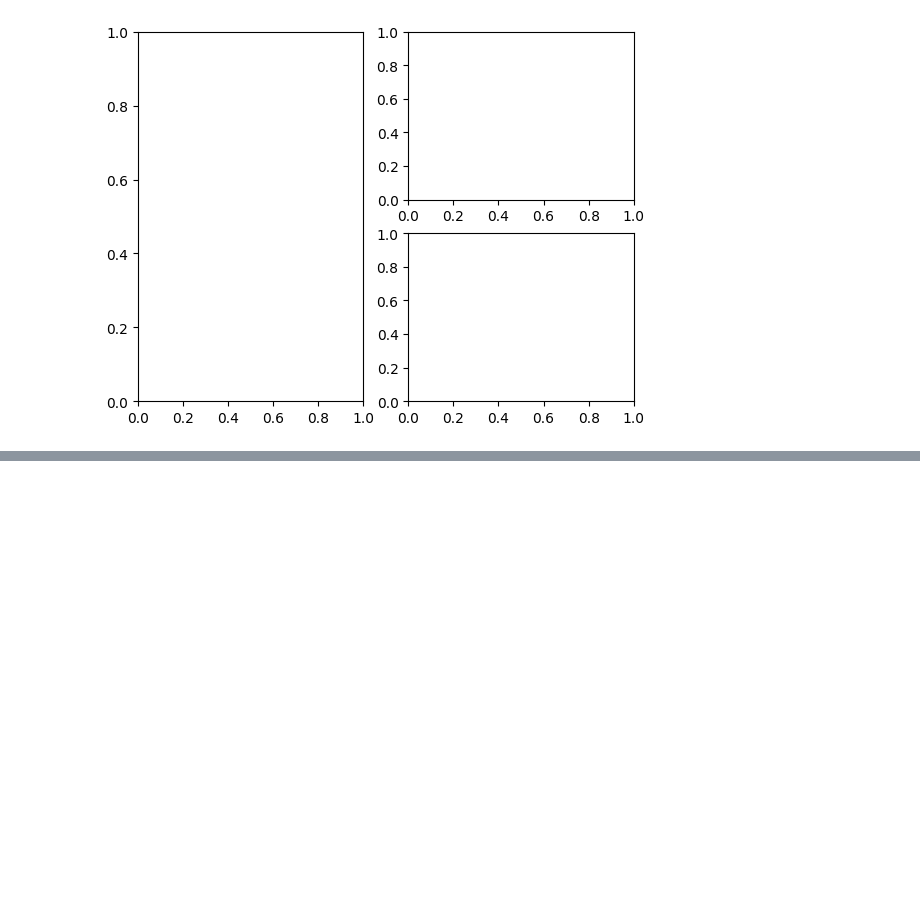
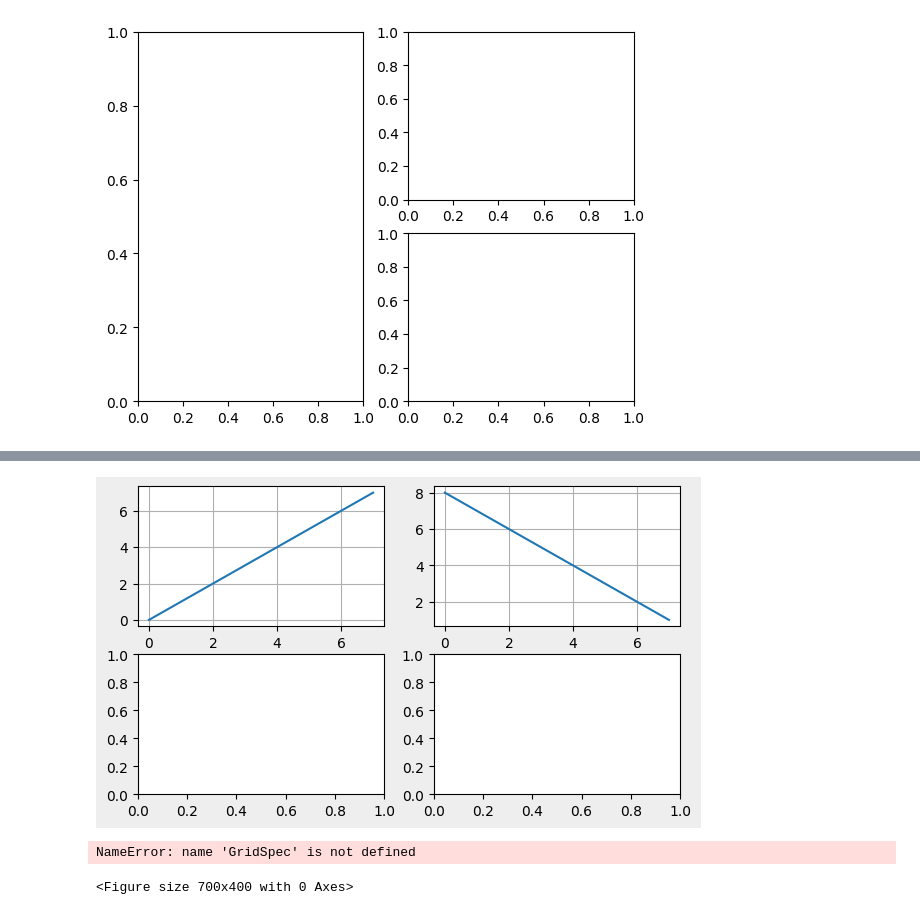
Before and after one commit to crissyro/base-of-DS, a Jupyter notebook: Basic of matplotlib.ipynb, the cells around one changed output, grey strips where cells are left out. Cells and saved outputs as stored; diff of their text form; code cells hidden in the pictures; blank space fills up the shorter version.

```diff
--- a/Basic of matplotlib.ipynb
+++ b/Basic of matplotlib.ipynb
@@ -26,0 +55,28 @@ fig, axs = plt.subplot_mosaic([['left', 'right_top'],
+# %%
+f, ax = plt.subplots(2, 2)
+
+f.set_size_inches(7 ,4)
+f.set_facecolor('#eee')
+
+ax[0, 0].plot(np.arange(0, 8))
+ax[0, 0].grid()
+
+ax[0, 1].plot(np.arange(8, 0, -1))
+ax[0, 1].grid()
+# %% [output]
+[figure, added]
+# %%
+from ma
+
+fig = plt.figure(figsize=(7,4))
+gs = GridSpec(ncols=3, nrows=2, figure=fig)
+
+ax1 = plt.subplot(gs[0,0])
+ax1.plot(np.arange(6))
+ax2 = fig.add_subplot(gs[1, 0:2])
+ax2.plot(np.random.randint(low=0, hight=10, size=(8)))
+ax3 = fig.add_subplot(gs[:, 2])
+ax3.plot(np.random.randint(low=0, hight=10, size=(8)))
+# %% [output]
+NameError: name 'GridSpec' is not defined
+<Figure size 700x400 with 0 Axes>
```
Also changed, not shown: parts of 2 cells of this notebook.
